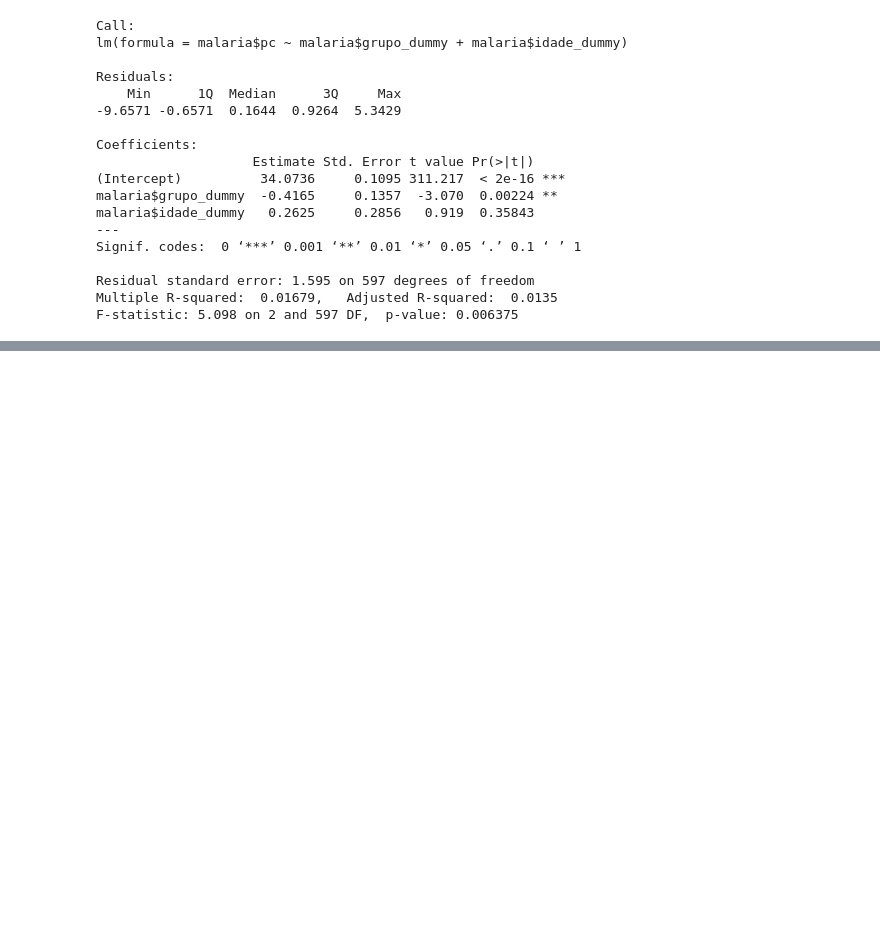
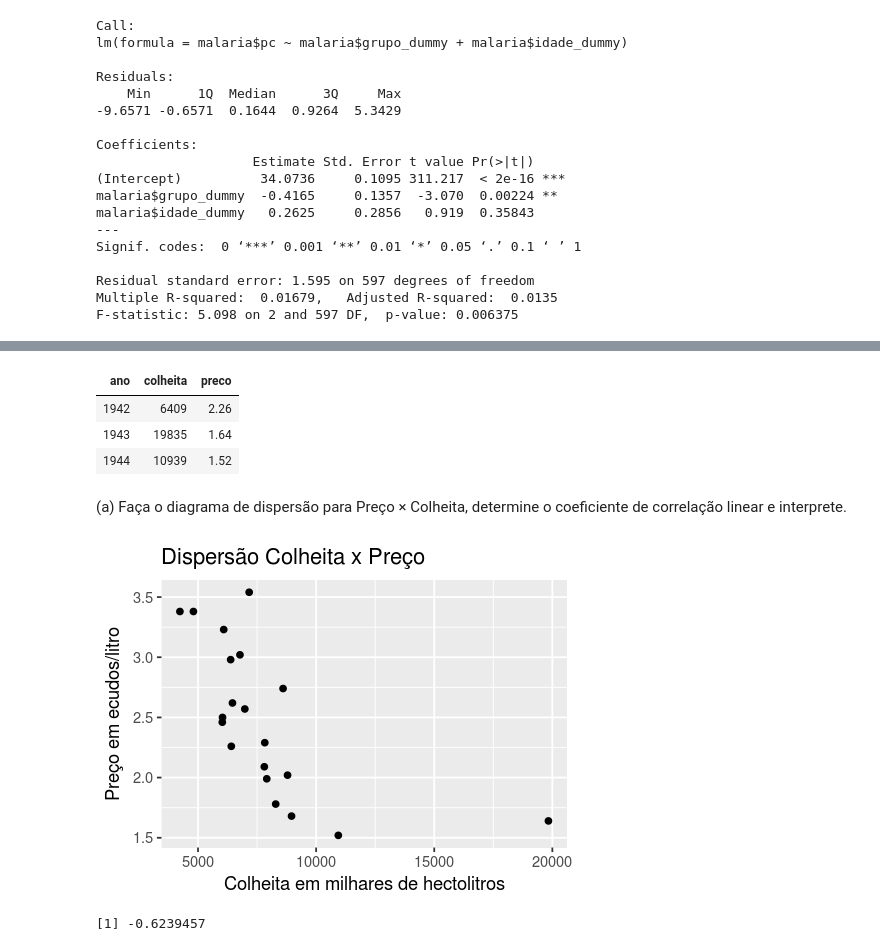
Before and after one commit to SCloves/Lista_3_Descritiva, a Jupyter notebook: Rascunhos.ipynb, the cells around one changed output, grey strips where cells are left out. Drawn from its saved outputs; the diff is of its cells as text; code cells hidden in the pictures; blank space fills up the shorter version.

```diff
--- a/Rascunhos.ipynb
+++ b/Rascunhos.ipynb
@@ -245,0 +224,30 @@ F-statistic: 5.098 on 2 and 597 DF,  p-value: 0.006375
+# %%
+ano <- c(1942:1961)
+colheita <- c(6409, 19835, 10939, 7826, 7165, 7807, 6028, 6037, 6458, 6981,
+             4233, 8790, 8959, 8289, 7910, 6775, 6088, 6381, 8600, 4805)
+preco <- c(2.26, 1.64, 1.52, 2.29, 3.54, 2.09, 2.46, 2.5, 2.62, 2.57, 3.38,
+          2.02, 1.68, 1.78, 1.99, 3.02, 3.23, 2.98, 2.74, 3.38)
+# %%
+df <- data.frame(ano, colheita, preco)
+# %%
+head(df, 3)
+# %% [output]
+| ano | colheita | preco |
+| 1942 | 6409 | 2.26 |
+| 1943 | 19835 | 1.64 |
+| 1944 | 10939 | 1.52 |
+# %% [markdown]
+(a) Faça o diagrama de dispersão para Preço × Colheita, determine o
+coeficiente de correlação linear e interprete.
+# %%
+ggplot(df) +
+  geom_point(aes(x = colheita, y = preco)) +
+  labs(x = 'Colheita em milhares de hectolitros', y = 'Preço em ecudos/litro',
+       title = 'Dispersão Colheita x Preço')
+# %% [output]
+[figure, added]
+# %%
+# Coeficiente de correlação de Pearson
+cor(df$colheita, df$preco)
+# %% [output]
+[1] -0.6239457
```
Also changed, not shown: parts of 35 cells of this notebook.
